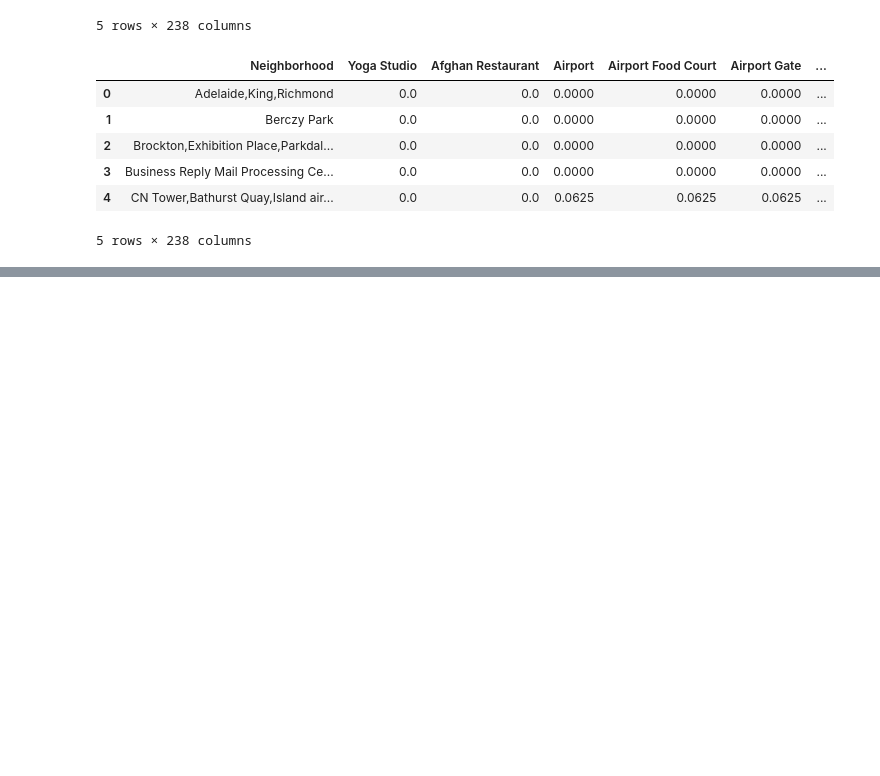
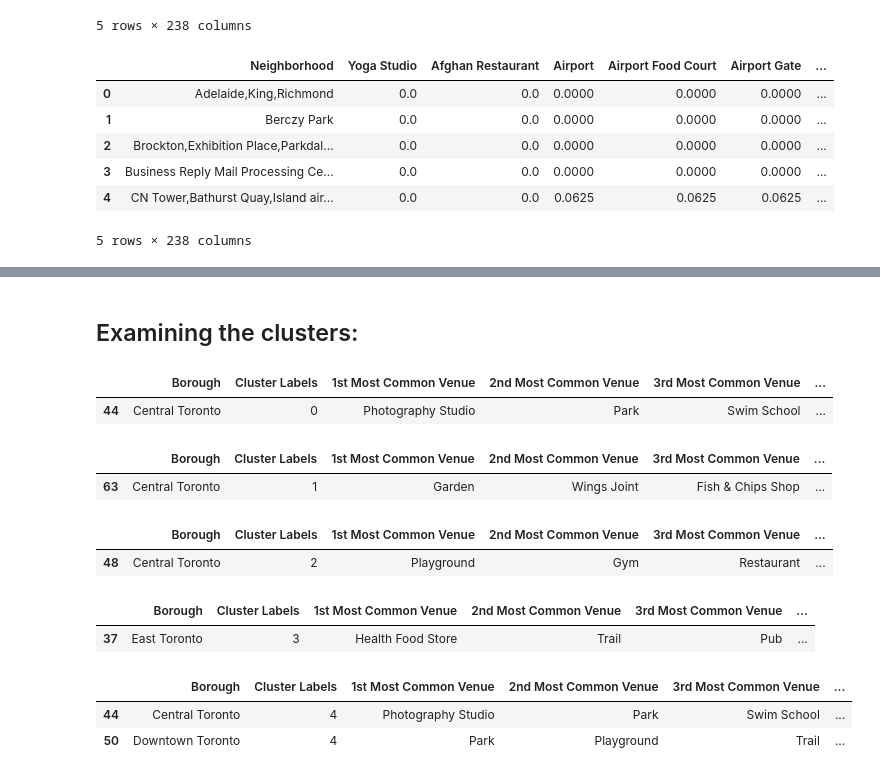
Before and after one commit to imdanielxi/Coursera_Capstone, a Jupyter notebook: Segmenting and Clustering Neighborhoods in Toronto.ipynb, the cells around one changed output, grey strips where cells are left out. Saved outputs shown, nothing was run; the diff lists cells and outputs as text; code cells hidden in the pictures; blank space fills up the shorter version.

```diff
--- a/Segmenting and Clustering Neighborhoods in Toronto.ipynb
+++ b/Segmenting and Clustering Neighborhoods in Toronto.ipynb
@@ -455,0 +513,28 @@ neighborhoods_venues_sorted.head()
+# %% [markdown]
+## Examining the clusters:
+# %%
+toronto_merged.loc[toronto_merged['Cluster Labels'] == 0, toronto_merged.columns[[1] + list(range(5, toronto_merged.shape[1]))]]
+# %% [output]
+|  | Borough | Cluster Labels | 1st Most Common Venue | 2nd Most Common Venue | 3rd Most Common Venue | ... |
+| 44 | Central Toronto | 0 | Photography Studio | Park | Swim School | ... |
+# %%
+toronto_merged.loc[toronto_merged['Cluster Labels'] == 1, toronto_merged.columns[[1] + list(range(5, toronto_merged.shape[1]))]]
+# %% [output]
+|  | Borough | Cluster Labels | 1st Most Common Venue | 2nd Most Common Venue | 3rd Most Common Venue | ... |
+| 63 | Central Toronto | 1 | Garden | Wings Joint | Fish & Chips Shop | ... |
+# %%
+toronto_merged.loc[toronto_merged['Cluster Labels'] == 2, toronto_merged.columns[[1] + list(range(5, toronto_merged.shape[1]))]]
+# %% [output]
+|  | Borough | Cluster Labels | 1st Most Common Venue | 2nd Most Common Venue | 3rd Most Common Venue | ... |
+| 48 | Central Toronto | 2 | Playground | Gym | Restaurant | ... |
+# %%
+toronto_merged.loc[toronto_merged['Cluster Labels'] == 3, toronto_merged.columns[[1] + list(range(5, toronto_merged.shape[1]))]]
+# %% [output]
+|  | Borough | Cluster Labels | 1st Most Common Venue | 2nd Most Common Venue | 3rd Most Common Venue | ... |
+| 37 | East Toronto | 3 | Health Food Store | Trail | Pub | ... |
+# %%
+toronto_merged.loc[toronto_merged['Cluster Labels'] == 4, toronto_merged.columns[[1] + list(range(5, toronto_merged.shape[1]))]]
+# %% [output]
+|  | Borough | Cluster Labels | 1st Most Common Venue | 2nd Most Common Venue | 3rd Most Common Venue | ... |
+| 44 | Central Toronto | 4 | Photography Studio | Park | Swim School | ... |
+| 50 | Downtown Toronto | 4 | Park | Playground | Trail | ... |
```
Also changed, not shown: parts of 6 cells of this notebook.
